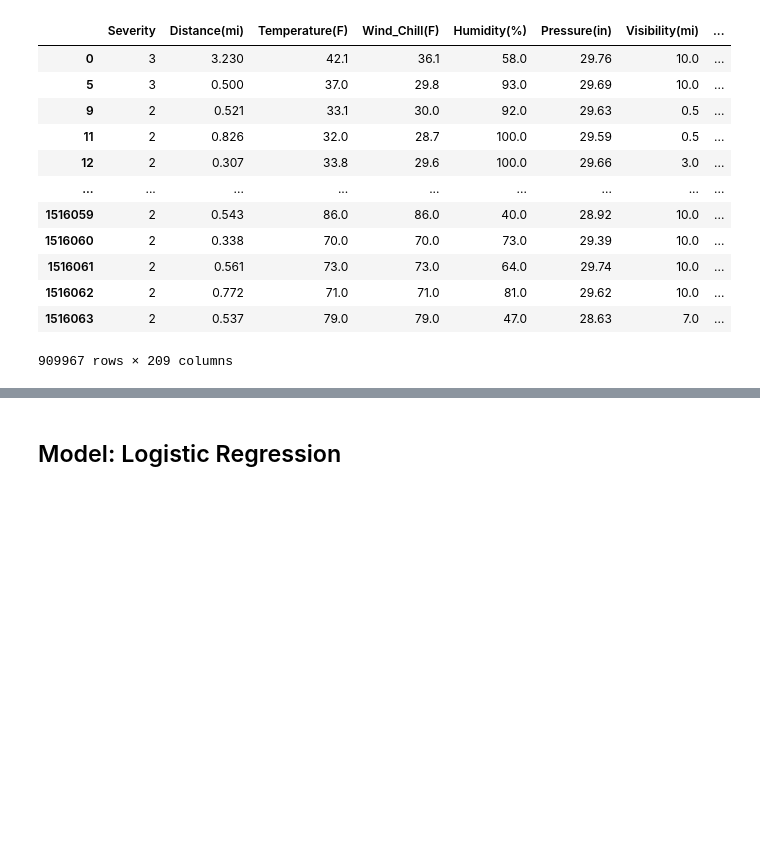
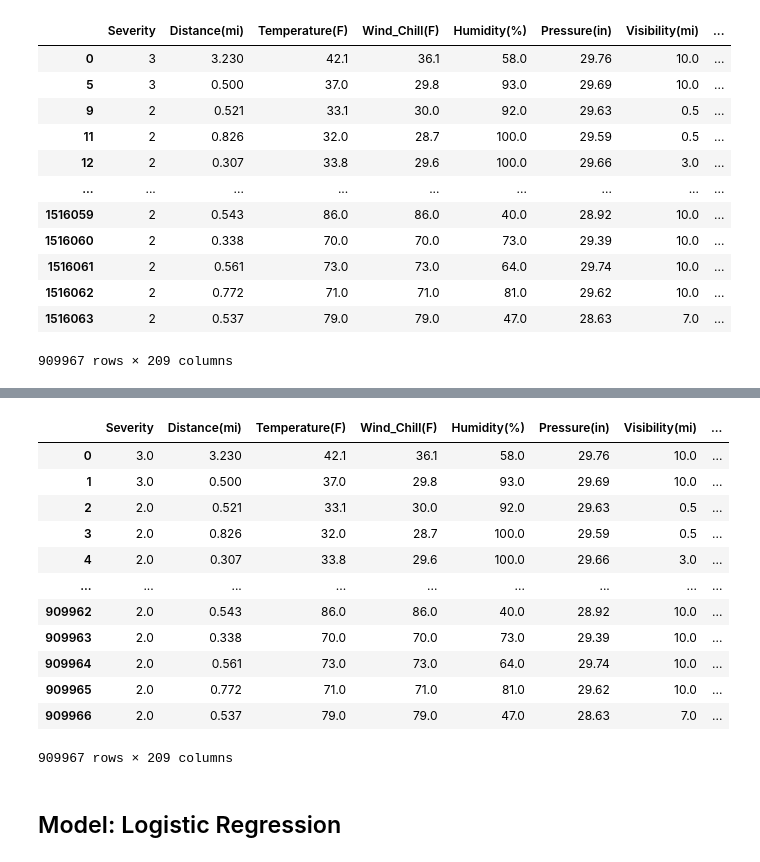
Before and after one commit to YuvrajSinghAutomotive/transportation-covid-impact, a Jupyter notebook: yuvraj.ipynb, the cells around one changed output, grey strips where cells are left out. Saved outputs shown, nothing was run; the diff lists cells and outputs as text; code cells hidden in the pictures; blank space fills up the shorter version.

```diff
--- a/yuvraj.ipynb
+++ b/yuvraj.ipynb
@@ -37,3 +37,8 @@ data
 | 1516062 | 2 | 0.772 | 71.0 | 71.0 | 81.0 | 29.62 | 10.0 | ... |
 | 1516063 | 2 | 0.537 | 79.0 | 79.0 | 47.0 | 28.63 | 7.0 | ... |
 909967 rows × 209 columns
+# %%
+import numpy as np
+import pandas as pd
+colNames = data.columns
+np.array(data)
@@ -40,3 +66,21 @@ data
+# %%
+dataRecon = pd.DataFrame(np.array(data), columns=colNames)
+# %%
+dataRecon
+# %% [output]
+|  | Severity | Distance(mi) | Temperature(F) | Wind_Chill(F) | Humidity(%) | Pressure(in) | Visibility(mi) | ... |
+| 0 | 3.0 | 3.230 | 42.1 | 36.1 | 58.0 | 29.76 | 10.0 | ... |
+| 1 | 3.0 | 0.500 | 37.0 | 29.8 | 93.0 | 29.69 | 10.0 | ... |
+| 2 | 2.0 | 0.521 | 33.1 | 30.0 | 92.0 | 29.63 | 0.5 | ... |
+| 3 | 2.0 | 0.826 | 32.0 | 28.7 | 100.0 | 29.59 | 0.5 | ... |
+| 4 | 2.0 | 0.307 | 33.8 | 29.6 | 100.0 | 29.66 | 3.0 | ... |
+| ... | ... | ... | ... | ... | ... | ... | ... | ... |
+| 909962 | 2.0 | 0.543 | 86.0 | 86.0 | 40.0 | 28.92 | 10.0 | ... |
+| 909963 | 2.0 | 0.338 | 70.0 | 70.0 | 73.0 | 29.39 | 10.0 | ... |
+| 909964 | 2.0 | 0.561 | 73.0 | 73.0 | 64.0 | 29.74 | 10.0 | ... |
+| 909965 | 2.0 | 0.772 | 71.0 | 71.0 | 81.0 | 29.62 | 10.0 | ... |
+| 909966 | 2.0 | 0.537 | 79.0 | 79.0 | 47.0 | 28.63 | 7.0 | ... |
+909967 rows × 209 columns
 # %% [markdown]
 ## Model: Logistic Regression
 # %%
```
Also changed, not shown: parts of 2 cells of this notebook, 1 other file.
